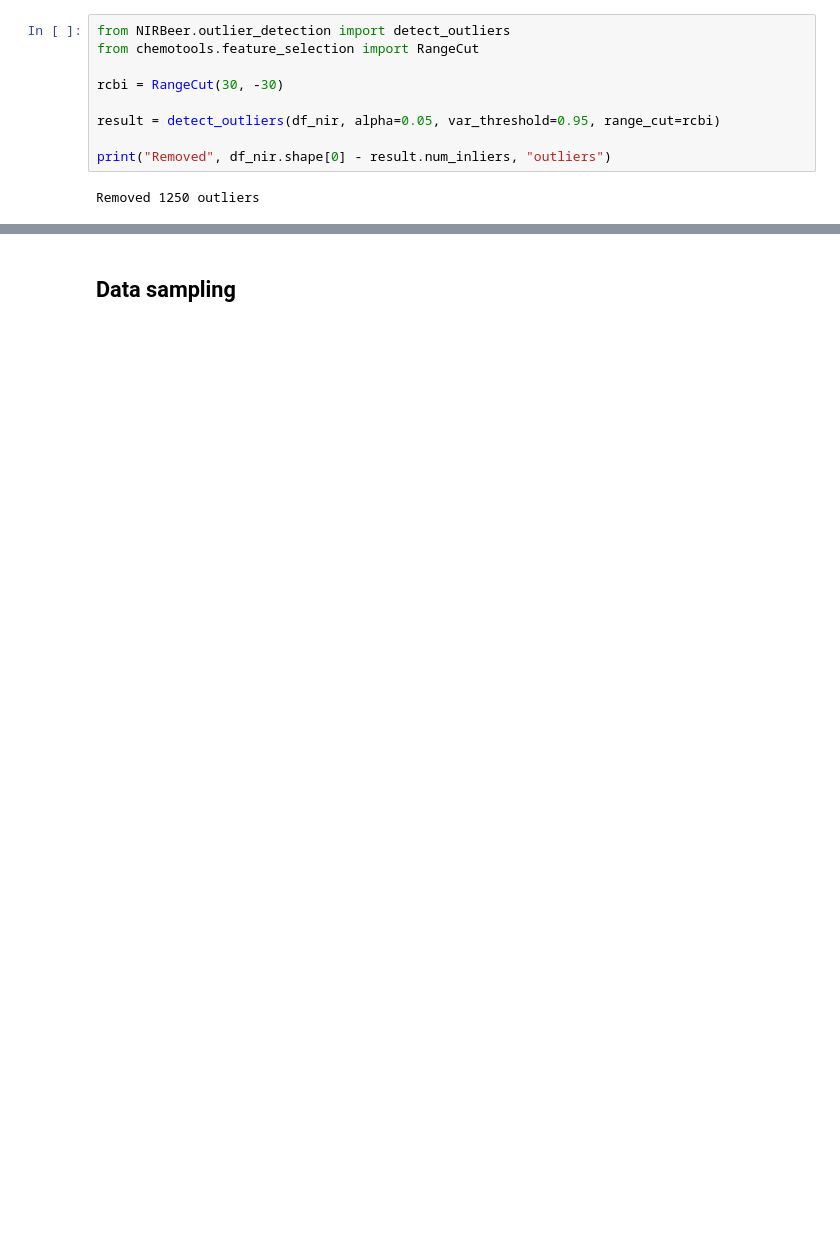
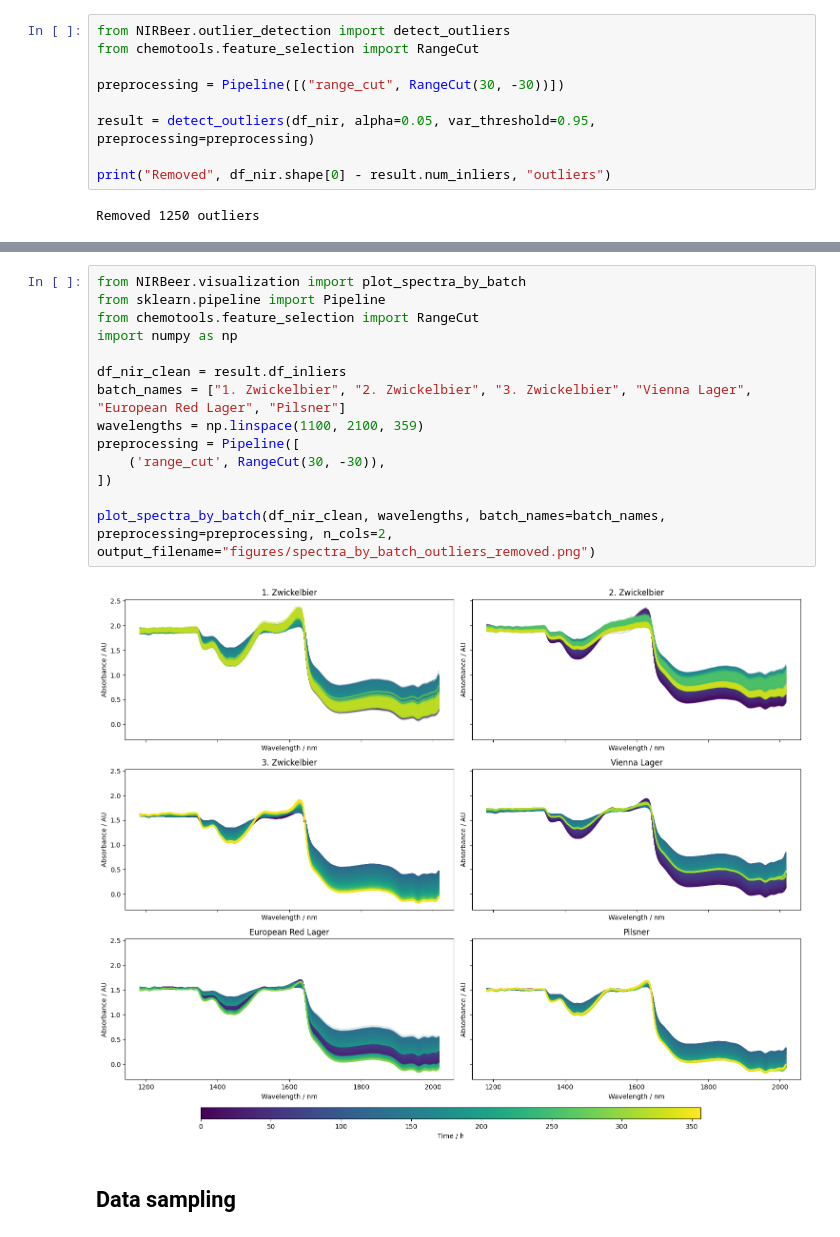
Before and after one commit to CTO-JKU/NIR-Beer-Fermentation-Monitoring, a Jupyter notebook: calibration.ipynb, the cells around one changed output, grey strips where cells are left out. Cells and saved outputs as stored; diff of their text form; blank space fills up the shorter version.

```diff
--- a/calibration.ipynb
+++ b/calibration.ipynb
@@ -100,9 +50,9 @@ plt.show()
 from NIRBeer.outlier_detection import detect_outliers
 from chemotools.feature_selection import RangeCut
 
-rcbi = RangeCut(30, -30)
+preprocessing = Pipeline([("range_cut", RangeCut(30, -30))])
 
-result = detect_outliers(df_nir, alpha=0.05, var_threshold=0.95, range_cut=rcbi)
+result = detect_outliers(df_nir, alpha=0.05, var_threshold=0.95, preprocessing=preprocessing)
 
 print("Removed", df_nir.shape[0] - result.num_inliers, "outliers")
 # %% [output]
@@ -214,3 +113,19 @@ plt.show()
+# %%
+from NIRBeer.visualization import plot_spectra_by_batch
+from sklearn.pipeline import Pipeline
+from chemotools.feature_selection import RangeCut
+import numpy as np
+
+df_nir_clean = result.df_inliers
+batch_names = ["1. Zwickelbier", "2. Zwickelbier", "3. Zwickelbier", "Vienna Lager", "European Red Lager", "Pilsner"]
+wavelengths = np.linspace(1100, 2100, 359)
+preprocessing = Pipeline([
+    ('range_cut', RangeCut(30, -30)),
+])
+
+plot_spectra_by_batch(df_nir_clean, wavelengths, batch_names=batch_names, preprocessing=preprocessing, n_cols=2, output_filename="figures/spectra_by_batch_outliers_removed.png")
+# %% [output]
+[figure, added]
 # %% [markdown]
 ## Data sampling
 # %%
```
Also changed, not shown: parts of 4 cells of this notebook, 1 other file.
